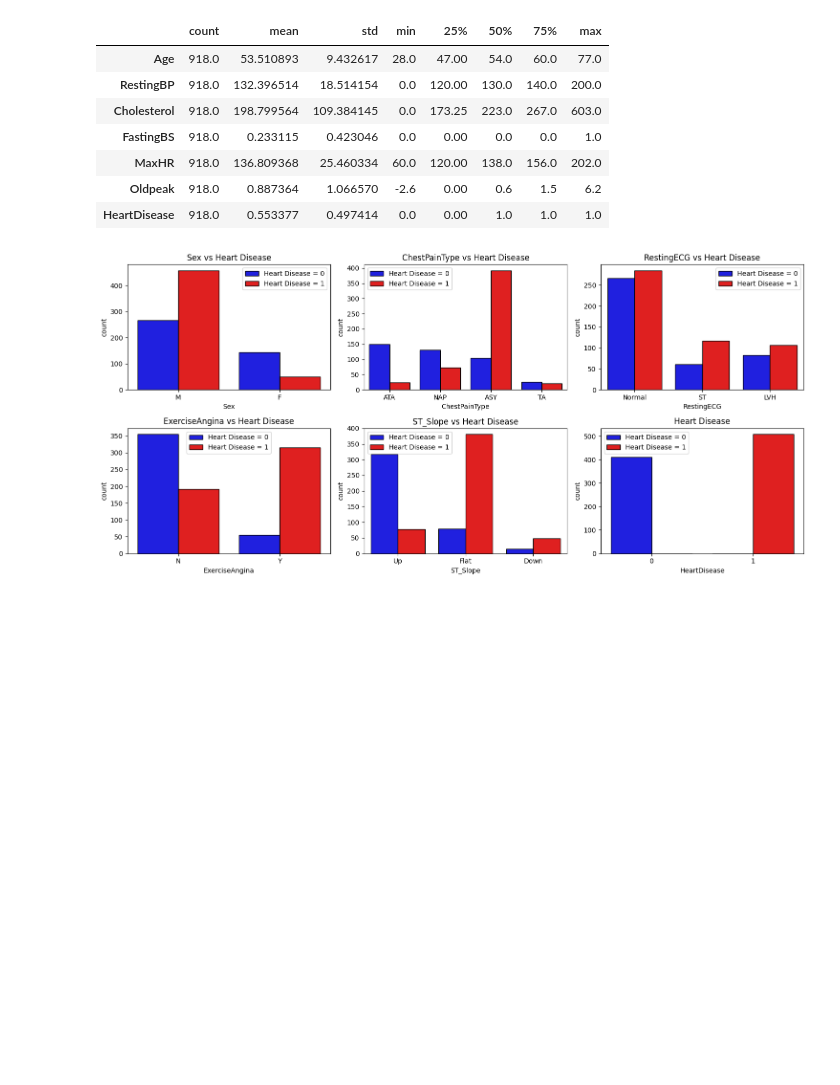
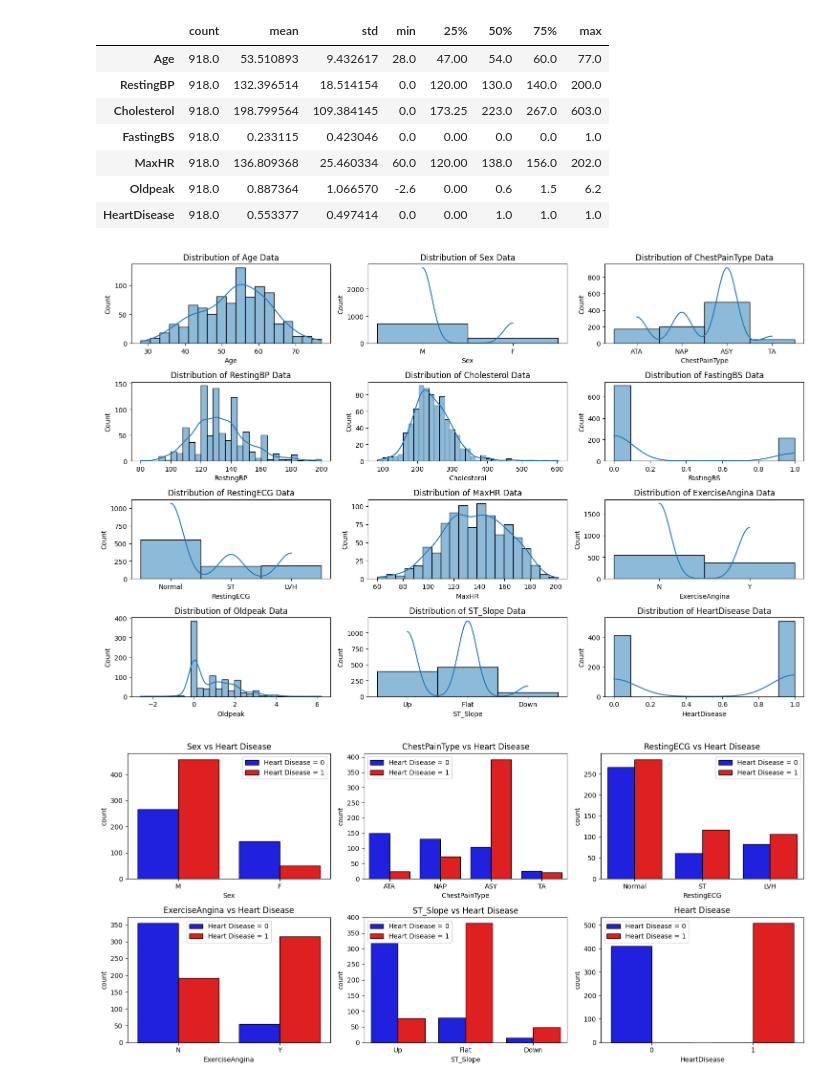
Before and after one commit to nbzuong/ML_Project, a Jupyter notebook: heart_predict.ipynb, the cells around one changed output. Cells and saved outputs as stored; diff of their text form; code cells hidden in the pictures; blank space fills up the shorter version.

```diff
--- a/heart_predict.ipynb
+++ b/heart_predict.ipynb
@@ -39,3 +38,7 @@ Oldpeak           float64
 ST_Slope           object
 HeartDisease        int64
 dtype: object
+# %%
+# Check for null values
+for col in heart.columns:
+    print(col, heart[col].isnull().sum())
@@ -62,6 +78,16 @@ heart['RestingBP'] = heart['RestingBP'].replace(0, np.nan)
 heart[heart['Cholesterol'] == 0].shape
 # There are a lot of records with Cholesterol = 0, which is impossible too.
 heart['Cholesterol'] = heart['Cholesterol'].replace(0, np.nan)
+# %%
+plt.figure(figsize=(15,10))
+for i,col in enumerate(heart.columns,1):
+    plt.subplot(4,3,i)
+    plt.title(f"Distribution of {col} Data")
+    sns.histplot(heart[col],kde=True)
+    plt.tight_layout()
+    plt.plot()
+# %% [output]
+[figure, added]
 # %%
 fig, ax = plt.subplots(nrows=2, ncols=3, figsize=(15, 7))
 
```
Also changed, not shown: parts of 6 cells of this notebook.
